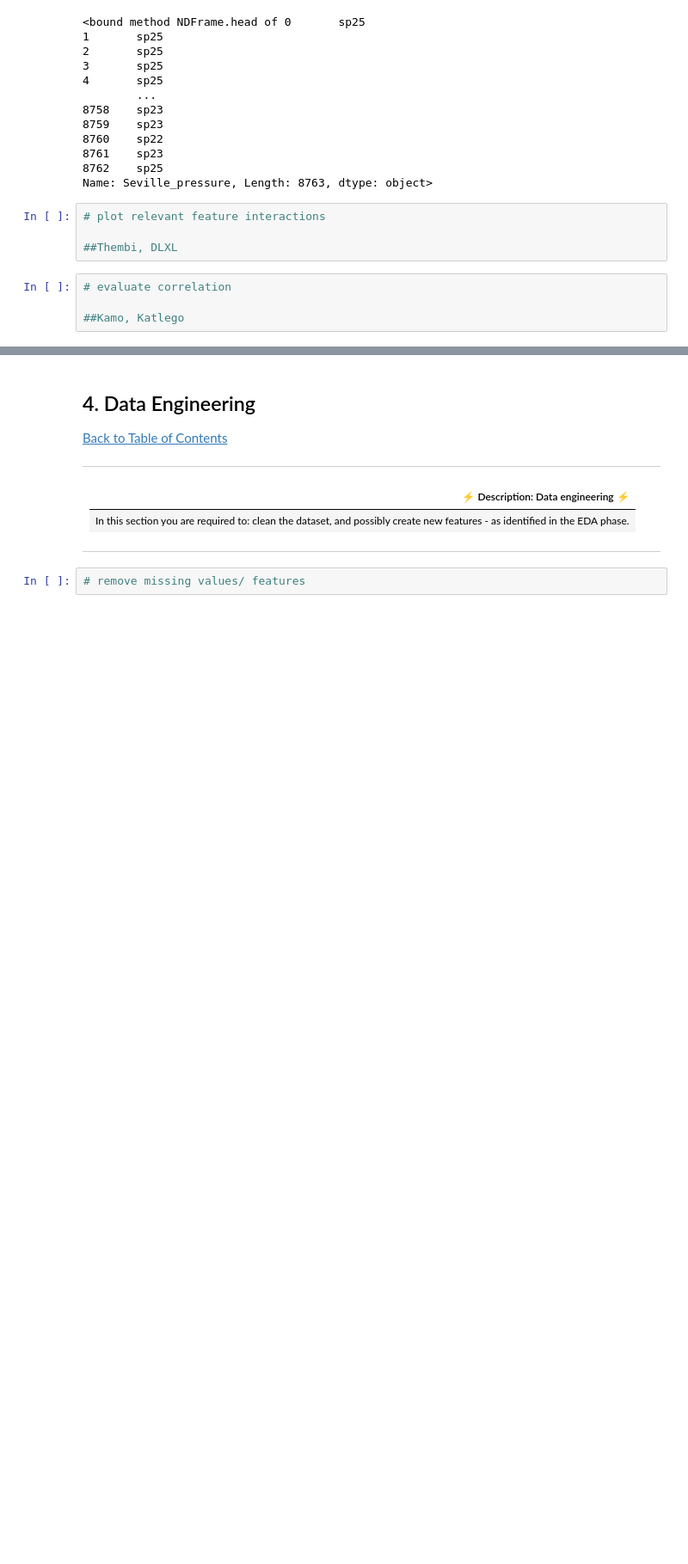
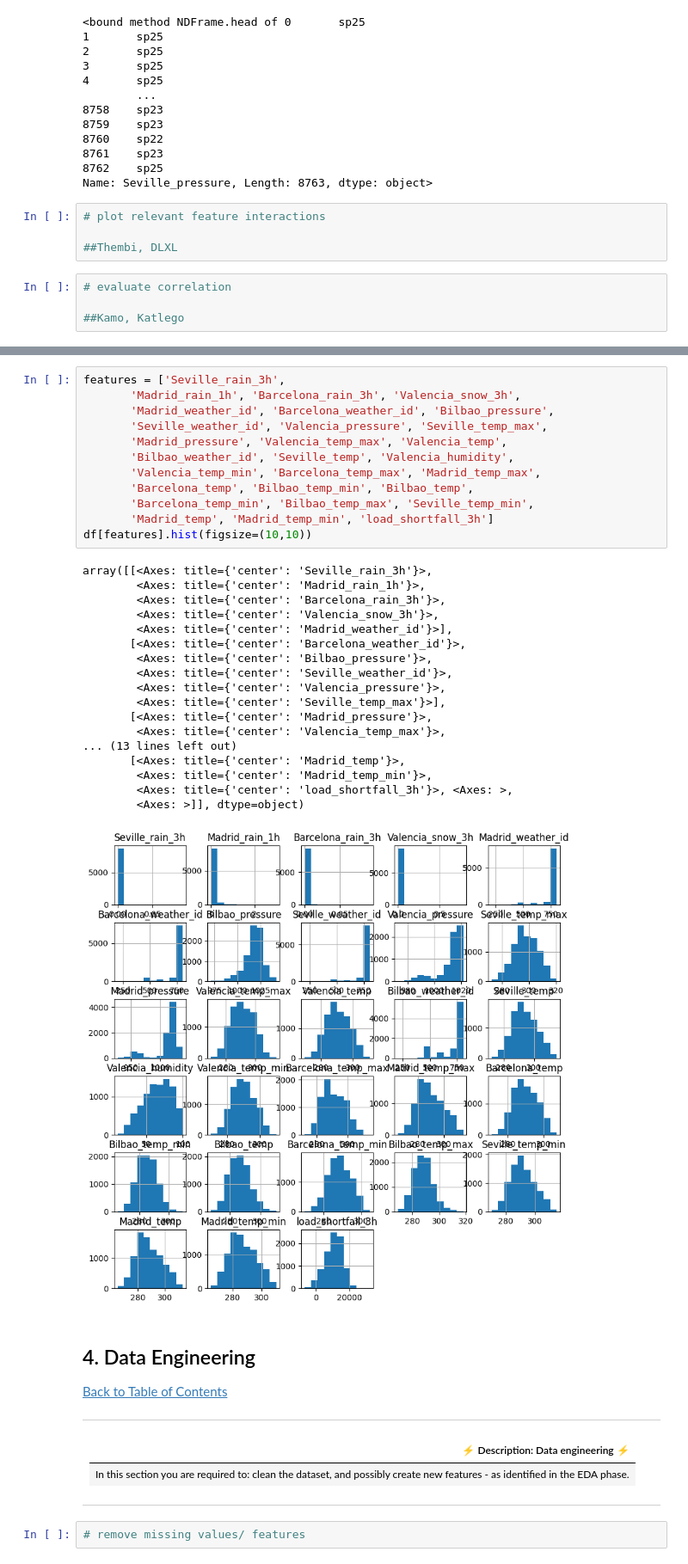
Before and after one commit to Explore-AI/load-shortfall-regression-predict-api, a Jupyter notebook: Advanced_Regression/Advanced-Regression-Starter-Data/starter-notebook.ipynb, the cells around one changed output, grey strips where cells are left out. Shown at 86% size. Drawn from its saved outputs; the diff is of its cells as text; blank space fills up the shorter version.

```diff
--- a/Advanced_Regression/Advanced-Regression-Starter-Data/starter-notebook.ipynb
+++ b/Advanced_Regression/Advanced-Regression-Starter-Data/starter-notebook.ipynb
@@ -205,3 +234,34 @@ Name: Seville_pressure, Length: 8763, dtype: object>
+# %%
+features = ['Seville_rain_3h',
+       'Madrid_rain_1h', 'Barcelona_rain_3h', 'Valencia_snow_3h',
+       'Madrid_weather_id', 'Barcelona_weather_id', 'Bilbao_pressure',
+       'Seville_weather_id', 'Valencia_pressure', 'Seville_temp_max',
+       'Madrid_pressure', 'Valencia_temp_max', 'Valencia_temp',
+       'Bilbao_weather_id', 'Seville_temp', 'Valencia_humidity',
+       'Valencia_temp_min', 'Barcelona_temp_max', 'Madrid_temp_max',
+       'Barcelona_temp', 'Bilbao_temp_min', 'Bilbao_temp',
+       'Barcelona_temp_min', 'Bilbao_temp_max', 'Seville_temp_min',
+       'Madrid_temp', 'Madrid_temp_min', 'load_shortfall_3h']
+df[features].hist(figsize=(10,10))
+# %% [output]
+array([[<Axes: title={'center': 'Seville_rain_3h'}>,
+        <Axes: title={'center': 'Madrid_rain_1h'}>,
+        <Axes: title={'center': 'Barcelona_rain_3h'}>,
+        <Axes: title={'center': 'Valencia_snow_3h'}>,
+        <Axes: title={'center': 'Madrid_weather_id'}>],
+       [<Axes: title={'center': 'Barcelona_weather_id'}>,
+        <Axes: title={'center': 'Bilbao_pressure'}>,
+        <Axes: title={'center': 'Seville_weather_id'}>,
+        <Axes: title={'center': 'Valencia_pressure'}>,
+        <Axes: title={'center': 'Seville_temp_max'}>],
+       [<Axes: title={'center': 'Madrid_pressure'}>,
+        <Axes: title={'center': 'Valencia_temp_max'}>,
+... (13 lines left out)
+       [<Axes: title={'center': 'Madrid_temp'}>,
+        <Axes: title={'center': 'Madrid_temp_min'}>,
+        <Axes: title={'center': 'load_shortfall_3h'}>, <Axes: >,
+        <Axes: >]], dtype=object)
+[figure, added]
 # %% [markdown]
 <a id="four"></a>
 ## 4. Data Engineering
```
Also changed, not shown: parts of 2 cells of this notebook.
